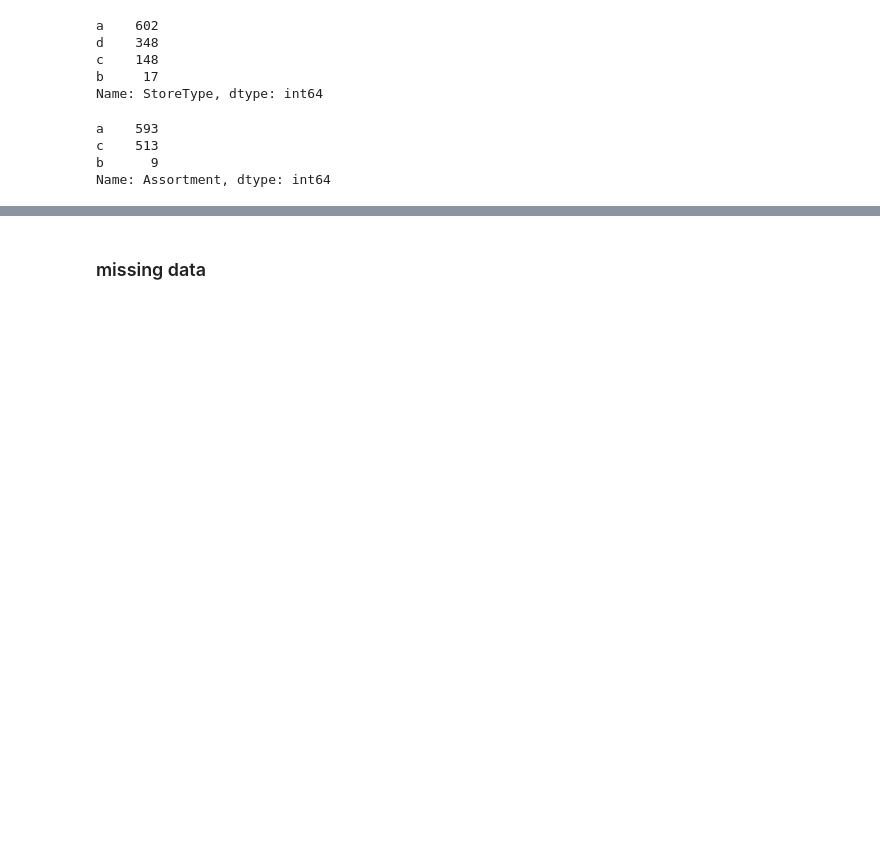
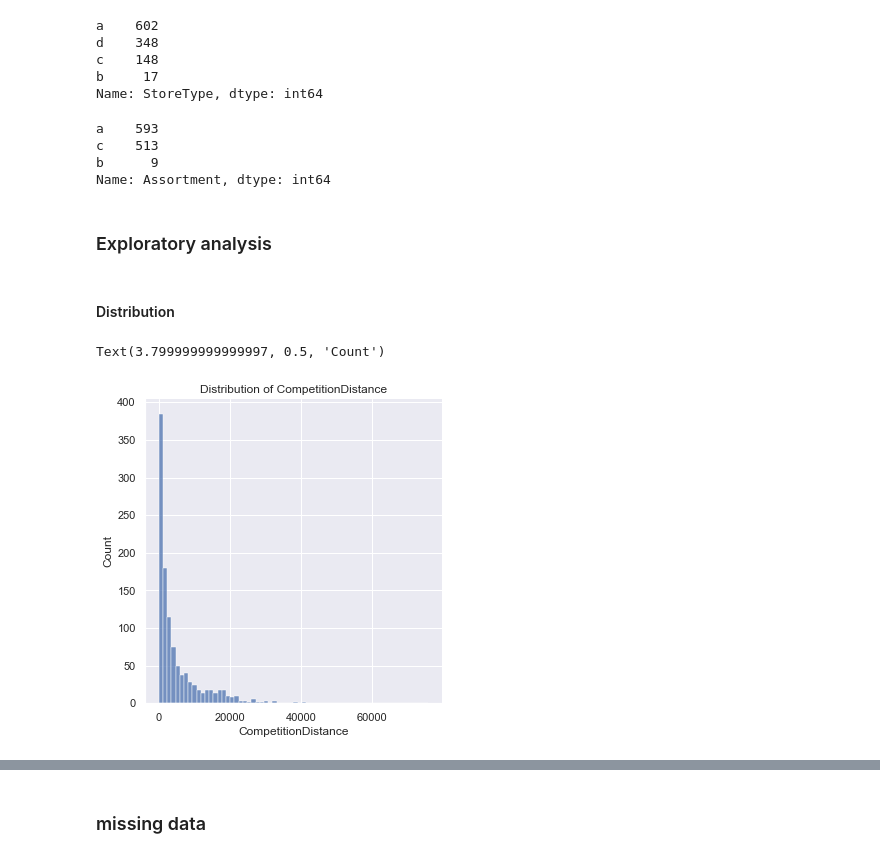
Before and after one commit to CYCCCCC/store_sales_prediction, a Jupyter notebook: store_sales.ipynb, the cells around one changed output, grey strips where cells are left out. Drawn from its saved outputs; the diff is of its cells as text; code cells hidden in the pictures; blank space fills up the shorter version.

```diff
--- a/store_sales.ipynb
+++ b/store_sales.ipynb
@@ -56,3 +58,15 @@ a    593
 c    513
 b      9
 Name: Assortment, dtype: int64
+# %% [markdown]
+### Exploratory analysis
+# %% [markdown]
+#### Distribution
+# %%
+sns.displot(store['CompetitionDistance'], kde=False)
+plt.title('Distribution of CompetitionDistance')
+plt.xlabel('CompetitionDistance')
+plt.ylabel('Count')
+# %% [output]
+Text(3.799999999999997, 0.5, 'Count')
+[figure, added]
```
Also changed, not shown: parts of 4 cells of this notebook.
